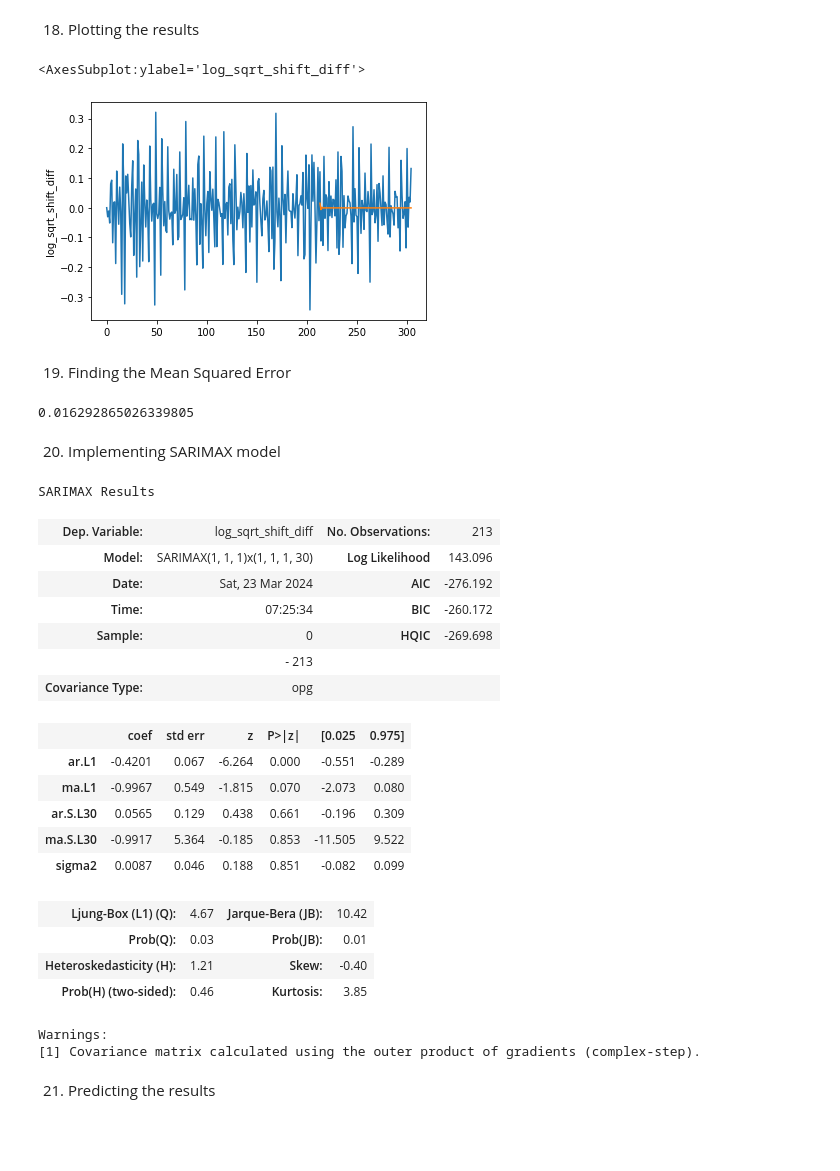
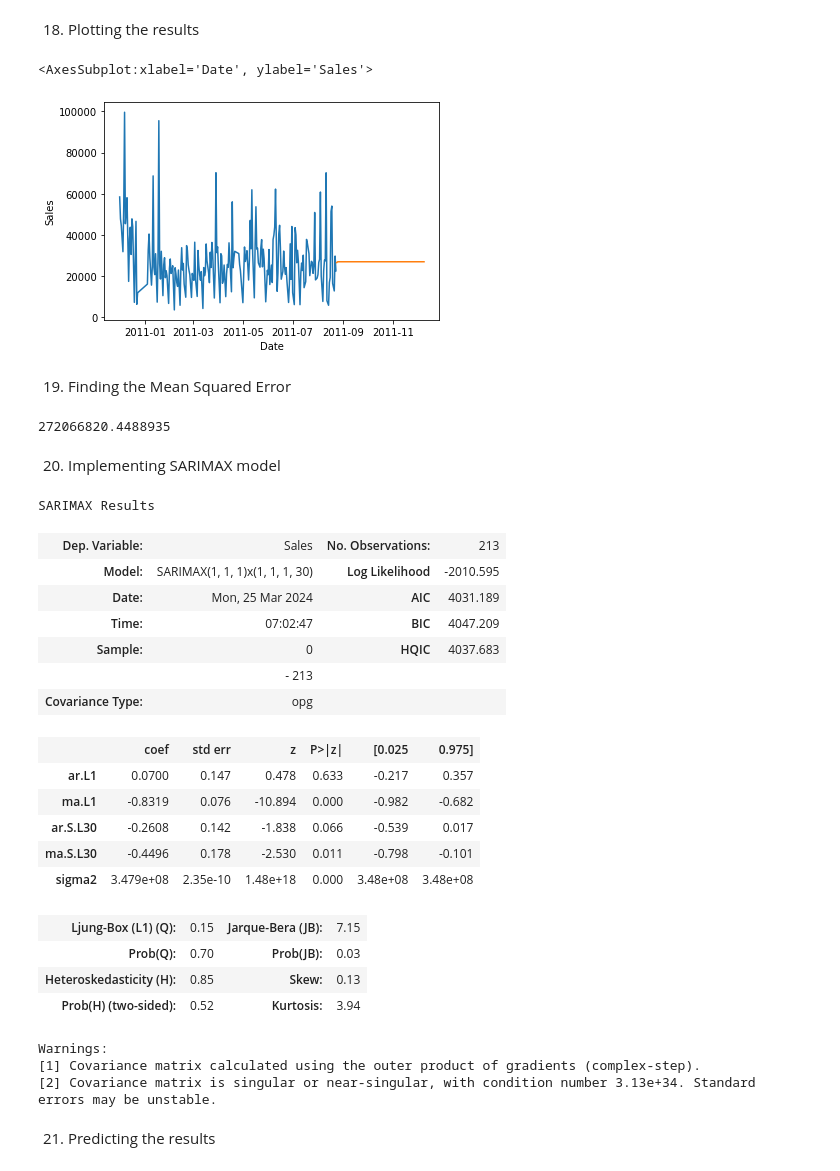
Before and after one commit to MBA-Retailers/mba-project, a Jupyter notebook: Time_Series_Analysis/TSA.ipynb, the cells around one changed output. Cells and saved outputs as stored; diff of their text form; code cells hidden in the pictures; blank space fills up the shorter version.

```diff
--- a/Time_Series_Analysis/TSA.ipynb
+++ b/Time_Series_Analysis/TSA.ipynb
@@ -283,7 +292,7 @@ Warnings:
 # %% [markdown]
 17. Predicting the results
 # %%
-prediction = ARIMA(train['log_sqrt_shift_diff'], order=(1, 1, 1)).fit().predict(start=len(train), end=len(train)+len(test)-1, typ='levels')
+prediction = ARIMA(train['Sales'], order=(1, 1, 1)).fit().predict(start=len(train), end=len(train)+len(test)-1, typ='levels')
 daily_sales['arima_prediction'] = prediction
 daily_sales.tail(100)
 # %% [output]
@@ -304,44 +313,45 @@ daily_sales.tail(100)
 18. Plotting the results
 # %%
 daily_sales['arima_prediction'].dropna()
-sns.lineplot(data=daily_sales,x=daily_sales.index, y=daily_sales['log_sqrt_shift_diff'])
-sns.lineplot(data=daily_sales,x=daily_sales.index, y=daily_sales['arima_prediction'])
+sns.lineplot(data=daily_sales,x=daily_sales['Date'][:int(0.7*(len(daily_sales)))], y=daily_sales['Sales'][:int(0.7*(len(daily_sales)))])
+sns.lineplot(data=daily_sales,x=daily_sales['Date'][int(0.7*(len(daily_sales))):], y=daily_sales['arima_prediction'][int(0.7*(len(daily_sales))):])
 # %% [output]
-<AxesSubplot:ylabel='log_sqrt_shift_diff'>
+<AxesSubplot:xlabel='Date', ylabel='Sales'>
-[figure, old version]
+[figure, new version]
 # %% [markdown]
 19. Finding the Mean Squared Error
 # %%
 from sklearn.metrics import mean_squared_error
-mean_squared_error(daily_sales['log_sqrt_shift_diff'][:len(prediction)], prediction)
+mean_squared_error(daily_sales['Sales'][:len(prediction)], prediction)
 # %% [output]
-0.016292865026339805
+272066820.4488935
 # %% [markdown]
 20. Implementing SARIMAX model
 # %%
 
-SARIMAX(train['log_sqrt_shift_diff'], order=(1, 1, 1), seasonal_order=(1,1,1,30)).fit().summary()
+SARIMAX(train['Sales'], order=(1, 1, 1), seasonal_order=(1,1,1,30)).fit().summary()
 # %% [output]
 SARIMAX Results
-| Dep. Variable: | log_sqrt_shift_diff | No. Observations: | 213 |
-| Model: | SARIMAX(1, 1, 1)x(1, 1, 1, 30) | Log Likelihood | 143.096 |
-| Date: | Sat, 23 Mar 2024 | AIC | -276.192 |
-| Time: | 07:25:34 | BIC | -260.172 |
-| Sample: | 0 | HQIC | -269.698 |
+| Dep. Variable: | Sales | No. Observations: | 213 |
+| Model: | SARIMAX(1, 1, 1)x(1, 1, 1, 30) | Log Likelihood | -2010.595 |
+| Date: | Mon, 25 Mar 2024 | AIC | 4031.189 |
+| Time: | 07:02:47 | BIC | 4047.209 |
+| Sample: | 0 | HQIC | 4037.683 |
 |  | - 213 |  |  |
 | Covariance Type: | opg |  |  |
 |  | coef | std err | z | P>|z| | [0.025 | 0.975] |
-| ar.L1 | -0.4201 | 0.067 | -6.264 | 0.000 | -0.551 | -0.289 |
-| ma.L1 | -0.9967 | 0.549 | -1.815 | 0.070 | -2.073 | 0.080 |
-| ar.S.L30 | 0.0565 | 0.129 | 0.438 | 0.661 | -0.196 | 0.309 |
-| ma.S.L30 | -0.9917 | 5.364 | -0.185 | 0.853 | -11.505 | 9.522 |
-| sigma2 | 0.0087 | 0.046 | 0.188 | 0.851 | -0.082 | 0.099 |
+| ar.L1 | 0.0700 | 0.147 | 0.478 | 0.633 | -0.217 | 0.357 |
+| ma.L1 | -0.8319 | 0.076 | -10.894 | 0.000 | -0.982 | -0.682 |
+| ar.S.L30 | -0.2608 | 0.142 | -1.838 | 0.066 | -0.539 | 0.017 |
+| ma.S.L30 | -0.4496 | 0.178 | -2.530 | 0.011 | -0.798 | -0.101 |
+| sigma2 | 3.479e+08 | 2.35e-10 | 1.48e+18 | 0.000 | 3.48e+08 | 3.48e+08 |
-| Ljung-Box (L1) (Q): | 4.67 | Jarque-Bera (JB): | 10.42 |
-| Prob(Q): | 0.03 | Prob(JB): | 0.01 |
-| Heteroskedasticity (H): | 1.21 | Skew: | -0.40 |
-| Prob(H) (two-sided): | 0.46 | Kurtosis: | 3.85 |
+| Ljung-Box (L1) (Q): | 0.15 | Jarque-Bera (JB): | 7.15 |
+| Prob(Q): | 0.70 | Prob(JB): | 0.03 |
+| Heteroskedasticity (H): | 0.85 | Skew: | 0.13 |
+| Prob(H) (two-sided): | 0.52 | Kurtosis: | 3.94 |
 Warnings:
 [1] Covariance matrix calculated using the outer product of gradients (complex-step).
+[2] Covariance matrix is singular or near-singular, with condition number 3.13e+34. Standard errors may be unstable.
 # %% [markdown]
 21. Predicting the results
 # %%
```
Also changed, not shown: parts of 32 cells of this notebook.
